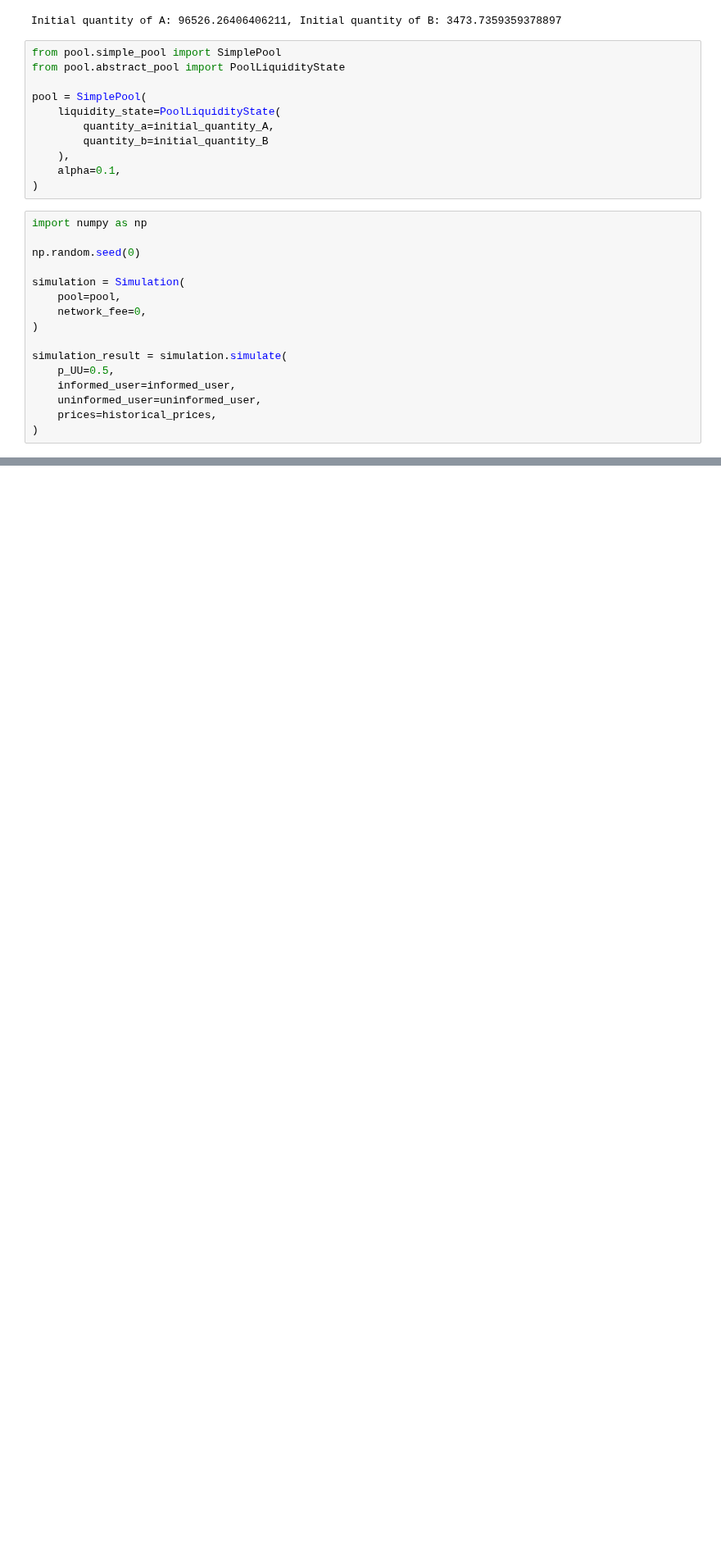
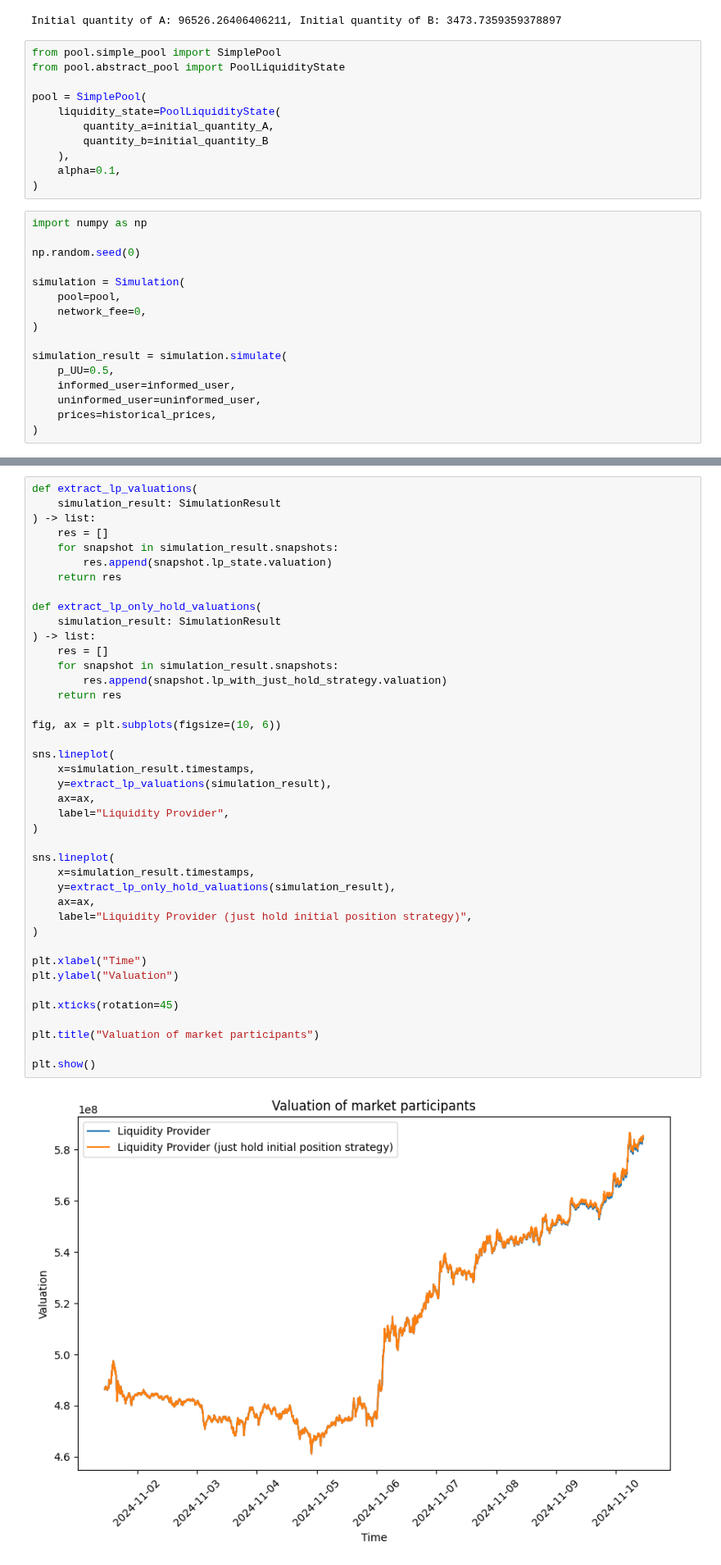
Before and after one commit to swnirk/Dex-Dynamic-Fee, a Jupyter notebook: visualizations/fixed_fee_simulation.ipynb, the cells around one changed output, grey strips where cells are left out. Shown at 82% size. Cells and saved outputs as stored; diff of their text form; blank space fills up the shorter version.

```diff
--- a/visualizations/fixed_fee_simulation.ipynb
+++ b/visualizations/fixed_fee_simulation.ipynb
@@ -149,0 +187,43 @@ plt.show()
+# %%
+def extract_lp_valuations(
+    simulation_result: SimulationResult
+) -> list:
+    res = []
+    for snapshot in simulation_result.snapshots:
+        res.append(snapshot.lp_state.valuation)
+    return res
+
+def extract_lp_only_hold_valuations(
+    simulation_result: SimulationResult
+) -> list:
+    res = []
+    for snapshot in simulation_result.snapshots:
+        res.append(snapshot.lp_with_just_hold_strategy.valuation)
+    return res
+
+fig, ax = plt.subplots(figsize=(10, 6))
+
+sns.lineplot(
+    x=simulation_result.timestamps,
+    y=extract_lp_valuations(simulation_result),
+    ax=ax,
+    label="Liquidity Provider",
+)
+
+sns.lineplot(
+    x=simulation_result.timestamps,
+    y=extract_lp_only_hold_valuations(simulation_result),
+    ax=ax,
+    label="Liquidity Provider (just hold initial position strategy)",
+)
+
+plt.xlabel("Time")
+plt.ylabel("Valuation")
+
+plt.xticks(rotation=45)
+
+plt.title("Valuation of market participants")
+
+plt.show()
+# %% [output]
+[figure, added]
```
Also changed, not shown: parts of 4 cells of this notebook, 2 other files.
